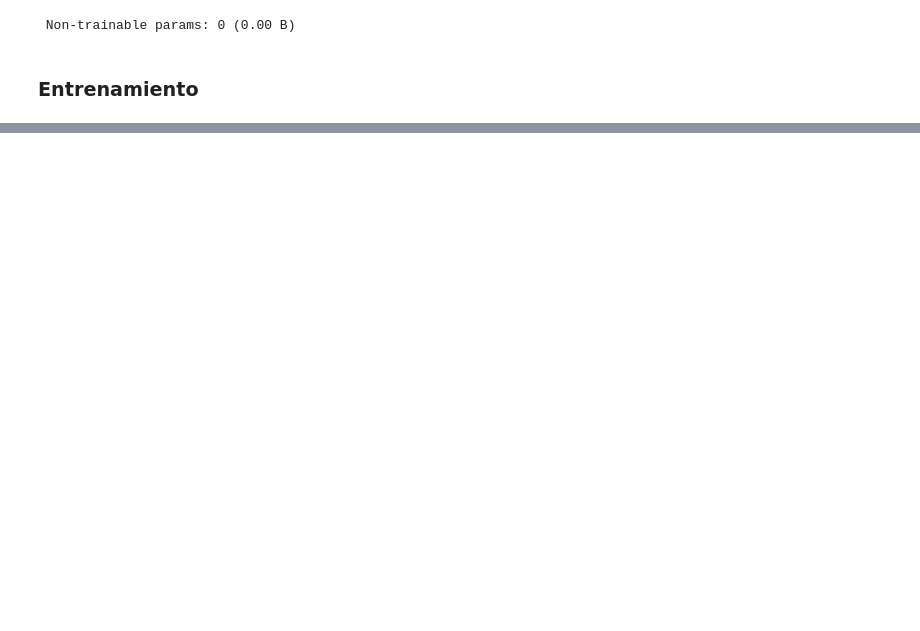
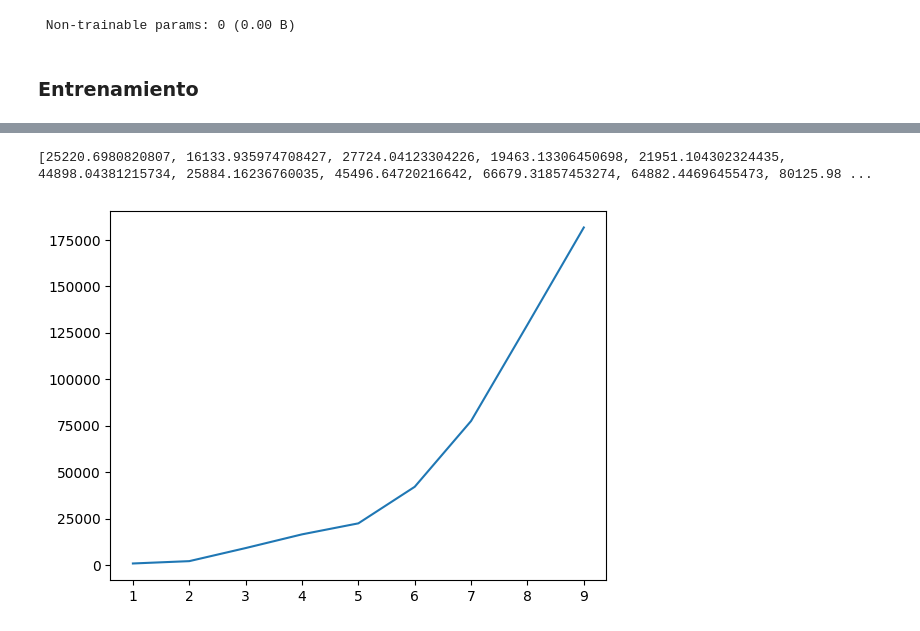
Before and after one commit to vasconcelosfer/NaturalLanguageProcessing, a Jupyter notebook: TP3/Desafio_3.ipynb, the cells around one changed output, grey strips where cells are left out. Cells and saved outputs as stored; diff of their text form; code cells hidden in the pictures; blank space fills up the shorter version.

```diff
--- a/TP3/Desafio_3.ipynb
+++ b/TP3/Desafio_3.ipynb
@@ -306,0 +312,14 @@ Epoch 1/20
+# %%
+print(history_ppl)
+# %% [output]
+[25220.6980820807, 16133.935974708427, 27724.04123304226, 19463.13306450698, 21951.104302324435, 44898.04381215734, 25884.16236760035, 45496.64720216642, 66679.31857453274, 64882.44696455473, 80125.98 ...
+# %%
+import seaborn as sns
+
+# Podemos graficar la evolución de la perplejidad con las épocas.
+# Recordar que el valor de perplejidad del modelo trivial es el tamaño del vocabulario.
+epoch_count = range(1, len(history_ppl) + 1)
+sns.lineplot(x=epoch_count,  y=history_ppl)
+plt.show()
+# %% [output]
+[figure, added]
```
Also changed, not shown: parts of 16 cells of this notebook.
